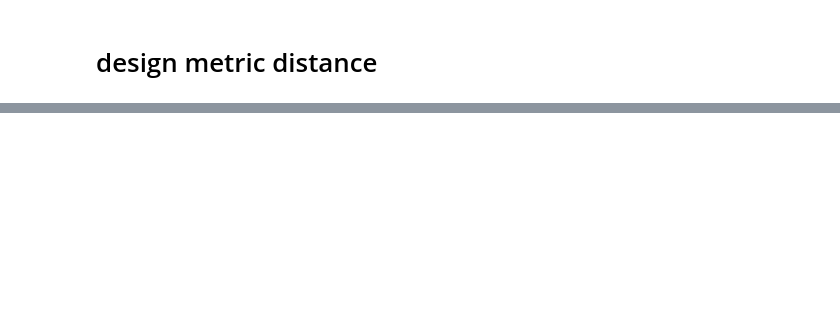
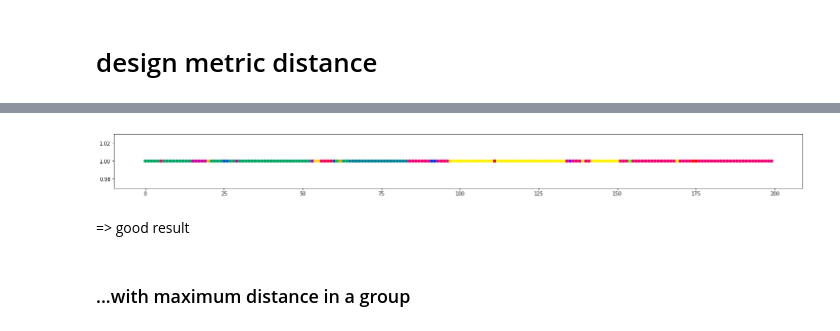
Before and after one commit to pauldubois98/NLP_MBTA, a Jupyter notebook: NLP_main.ipynb, the cells around one changed output, grey strips where cells are left out. Drawn from its saved outputs; the diff is of its cells as text; code cells hidden in the pictures; blank space fills up the shorter version.

```diff
--- a/NLP_main.ipynb
+++ b/NLP_main.ipynb
@@ -888,0 +1038,5 @@ WASHER - LOCK SPLIT RING 5/8 GD 8 ZINC YELLOW 100/PK
+# %%
+fclust = fclusterdata(y, 1.0, metric=mydist, criterion='distance') # makes groups of distance at most 0.9
+#see https://docs.scipy.org/doc/scipy-0.15.1/reference/generated/scipy.cluster.hierarchy.fclusterdata.html
+
+fclust
@@ -888,0 +1056,10 @@ WASHER - LOCK SPLIT RING 5/8 GD 8 ZINC YELLOW 100/PK
+# %%
+plt.figure(figsize=(25, 2))
+plt.scatter(X[:nb,0], X[:nb,1], c=fclust, cmap='prism')  # plot points with cluster dependent colors
+plt.show()
+# %% [output]
+[figure, added]
+# %% [markdown]
+=> good result
+# %% [markdown]
+### ...with maximum distance in a group
```
Also changed, not shown: parts of 28 cells of this notebook.
